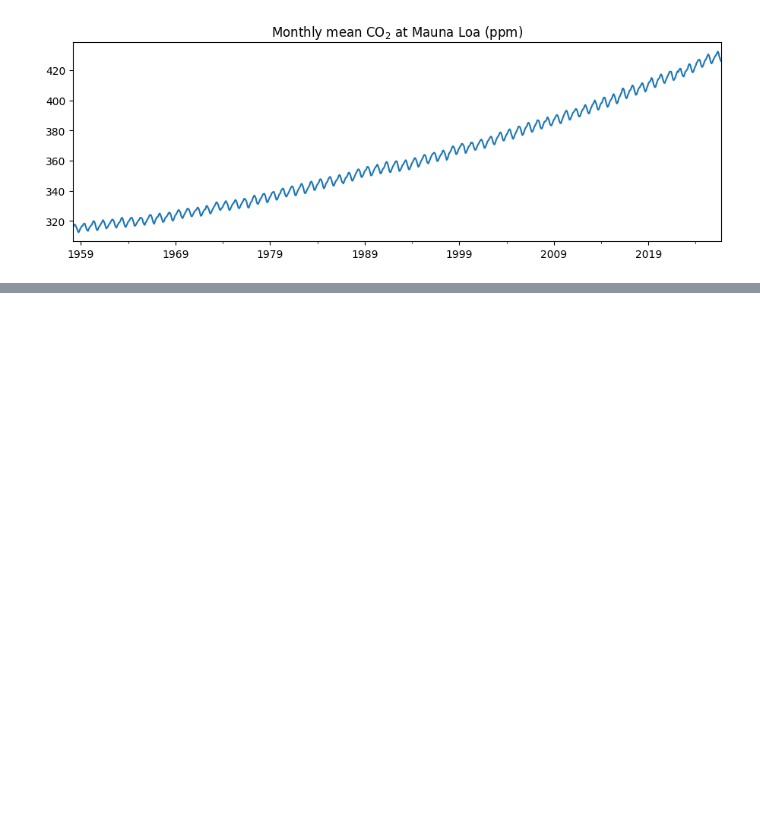
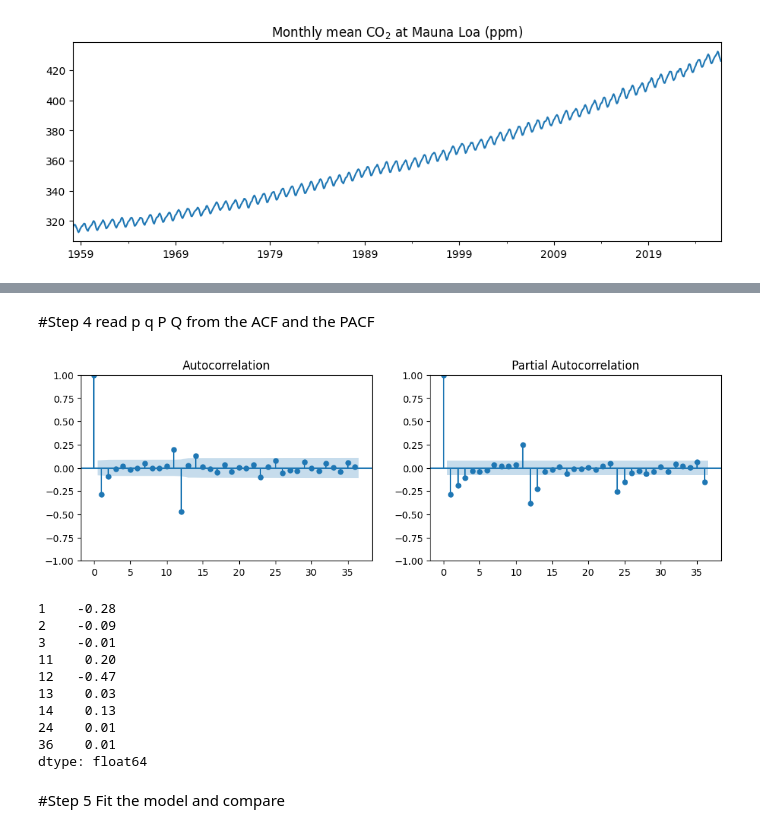
Before and after one commit to Kei300/P2-IA-Python-Libraries-Statistics, a Jupyter notebook: MAUNA_LOA_CO2.ipynb, the cells around one changed output, grey strips where cells are left out. Drawn from its saved outputs; the diff is of its cells as text; code cells hidden in the pictures; blank space fills up the shorter version.

```diff
--- a/MAUNA_LOA_CO2.ipynb
+++ b/MAUNA_LOA_CO2.ipynb
@@ -33,0 +87,25 @@ plt.show()
+# %% [markdown]
+#Step 4 read p q P Q from the ACF and the PACF
+# %%
+fig, ax = plt.subplots(1, 2, figsize=(12, 3.5))
+plot_acf(z, lags=36, ax=ax[0])
+plot_pacf(z, lags=36, ax=ax[1], method="ywm")
+plt.show()
+
+acf_z = acf(z, nlags=36)
+pacf_z = [1, 2, 3, 11, 12, 13, 14, 24, 36]
+print(pd.Series(acf_z[pacf_z], index=pacf_z).round(2))
+# %% [output]
+[figure, added]
+1    -0.28
+2    -0.09
+3    -0.01
+11    0.20
+12   -0.47
+13    0.03
+14    0.13
+24    0.01
+36    0.01
+dtype: float64
+# %% [markdown]
+#Step 5 Fit the model and compare
```
Also changed, not shown: parts of 9 cells of this notebook.
